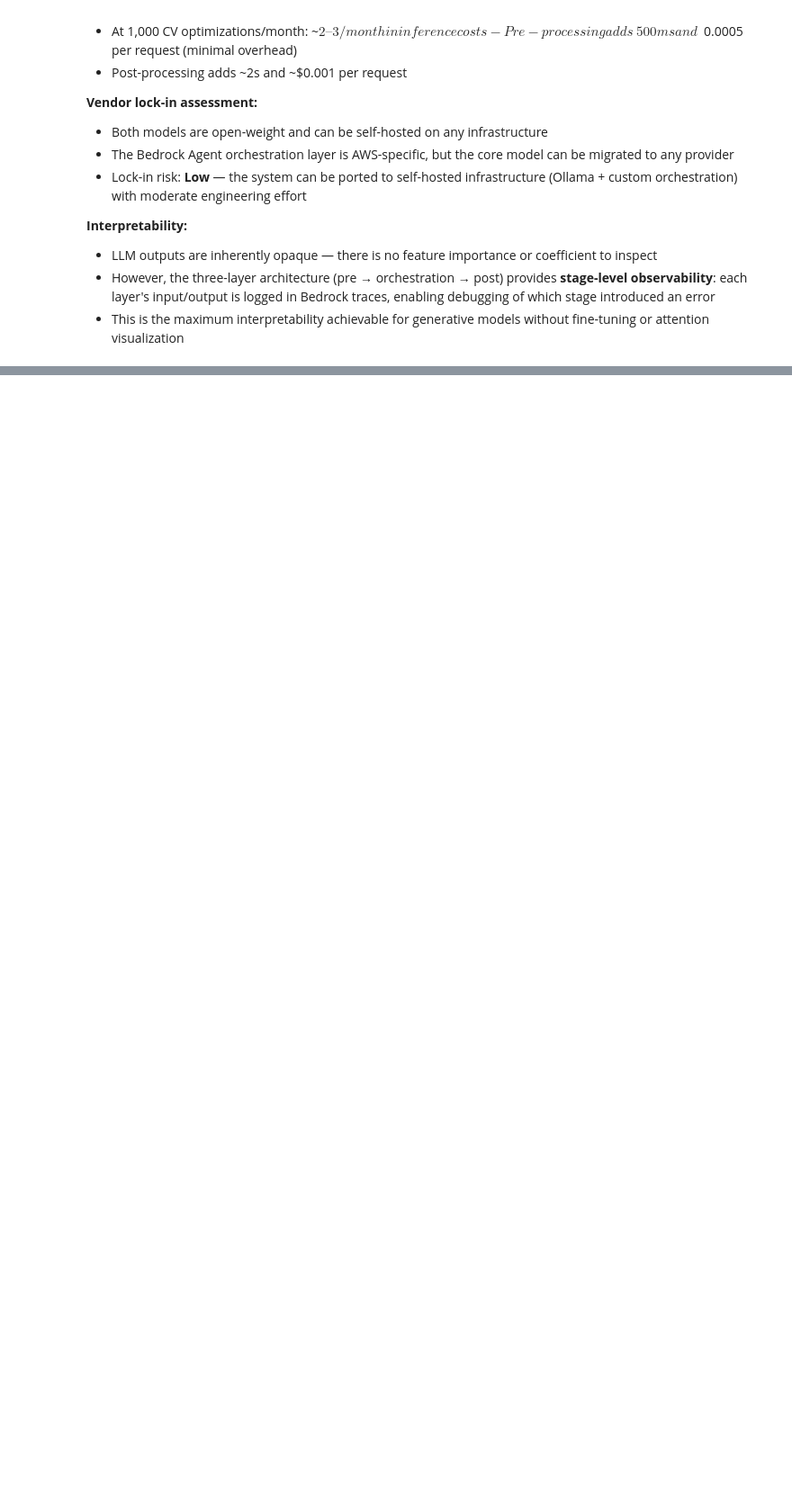
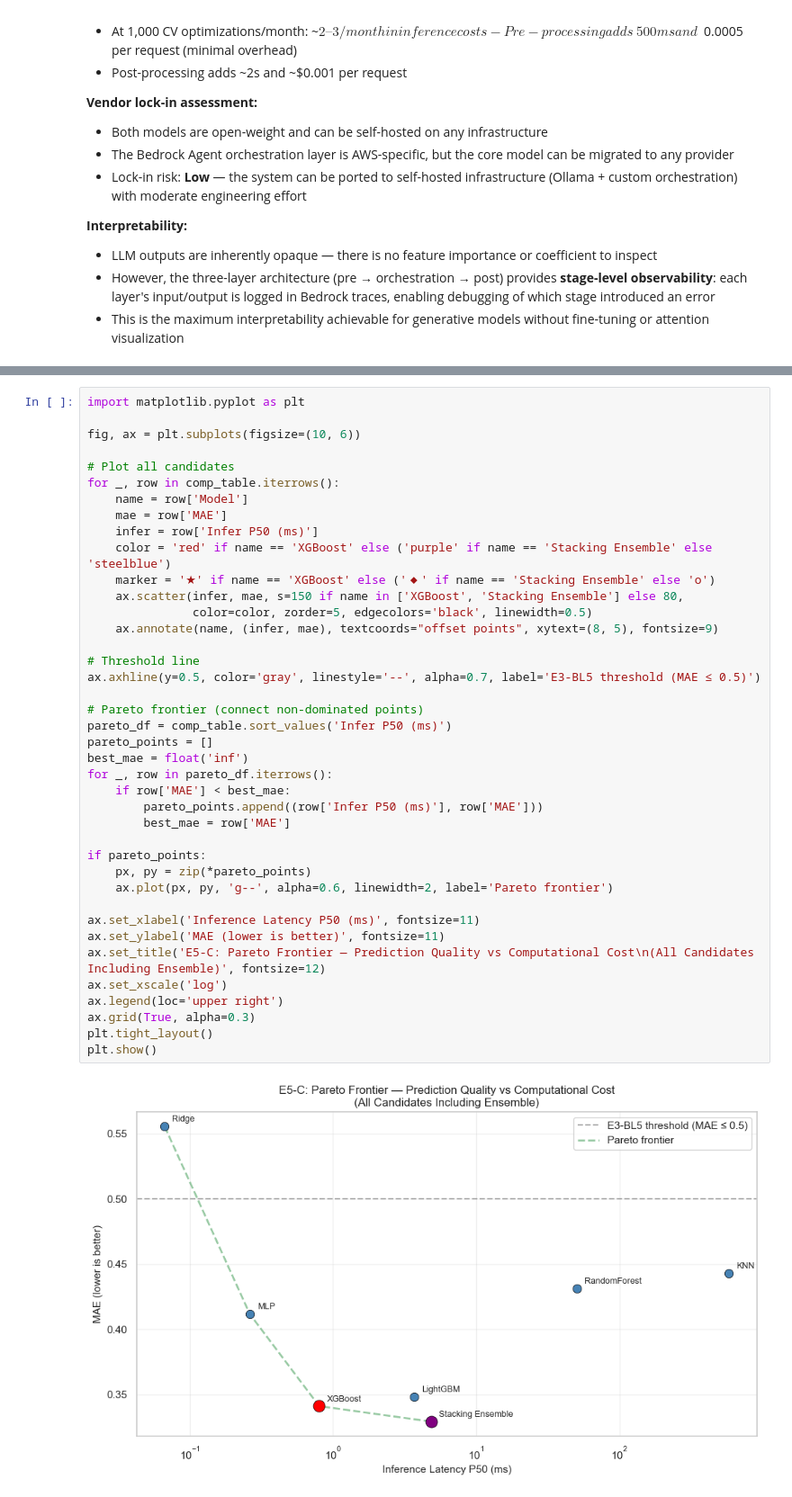
Before and after one commit to PosgradoMNA/TC5035.10-Equipo-60-EDA, a Jupyter notebook: src/main.ipynb, the cells around one changed output, grey strips where cells are left out. Shown at 90% size. Cells and saved outputs as stored; diff of their text form; blank space fills up the shorter version.

Commit message:
feat: Activity 5 - Final model (section 6 & 7)

```diff
--- a/src/main.ipynb
+++ b/src/main.ipynb
@@ -2962,0 +3160,42 @@ Bedrock traces, enabling debugging of which stage introduced an error
+# %%
+import matplotlib.pyplot as plt
+
+fig, ax = plt.subplots(figsize=(10, 6))
+
+# Plot all candidates
+for _, row in comp_table.iterrows():
+    name = row['Model']
+    mae = row['MAE']
+    infer = row['Infer P50 (ms)']
+    color = 'red' if name == 'XGBoost' else ('purple' if name == 'Stacking Ensemble' else 'steelblue')
+    marker = '★' if name == 'XGBoost' else ('◆' if name == 'Stacking Ensemble' else 'o')
+    ax.scatter(infer, mae, s=150 if name in ['XGBoost', 'Stacking Ensemble'] else 80,
+               color=color, zorder=5, edgecolors='black', linewidth=0.5)
+    ax.annotate(name, (infer, mae), textcoords="offset points", xytext=(8, 5), fontsize=9)
+
+# Threshold line
+ax.axhline(y=0.5, color='gray', linestyle='--', alpha=0.7, label='E3-BL5 threshold (MAE ≤ 0.5)')
+
+# Pareto frontier (connect non-dominated points)
+pareto_df = comp_table.sort_values('Infer P50 (ms)')
+pareto_points = []
+best_mae = float('inf')
+for _, row in pareto_df.iterrows():
+    if row['MAE'] < best_mae:
+        pareto_points.append((row['Infer P50 (ms)'], row['MAE']))
+        best_mae = row['MAE']
+
+if pareto_points:
+    px, py = zip(*pareto_points)
+    ax.plot(px, py, 'g--', alpha=0.6, linewidth=2, label='Pareto frontier')
+
+ax.set_xlabel('Inference Latency P50 (ms)', fontsize=11)
+ax.set_ylabel('MAE (lower is better)', fontsize=11)
+ax.set_title('E5-C: Pareto Frontier — Prediction Quality vs Computational Cost\n(All Candidates Including Ensemble)', fontsize=12)
+ax.set_xscale('log')
+ax.legend(loc='upper right')
+ax.grid(True, alpha=0.3)
+plt.tight_layout()
+plt.show()
+# %% [output]
+[figure, added]
```
Also changed, not shown: parts of 26 cells of this notebook, 1 other file.
